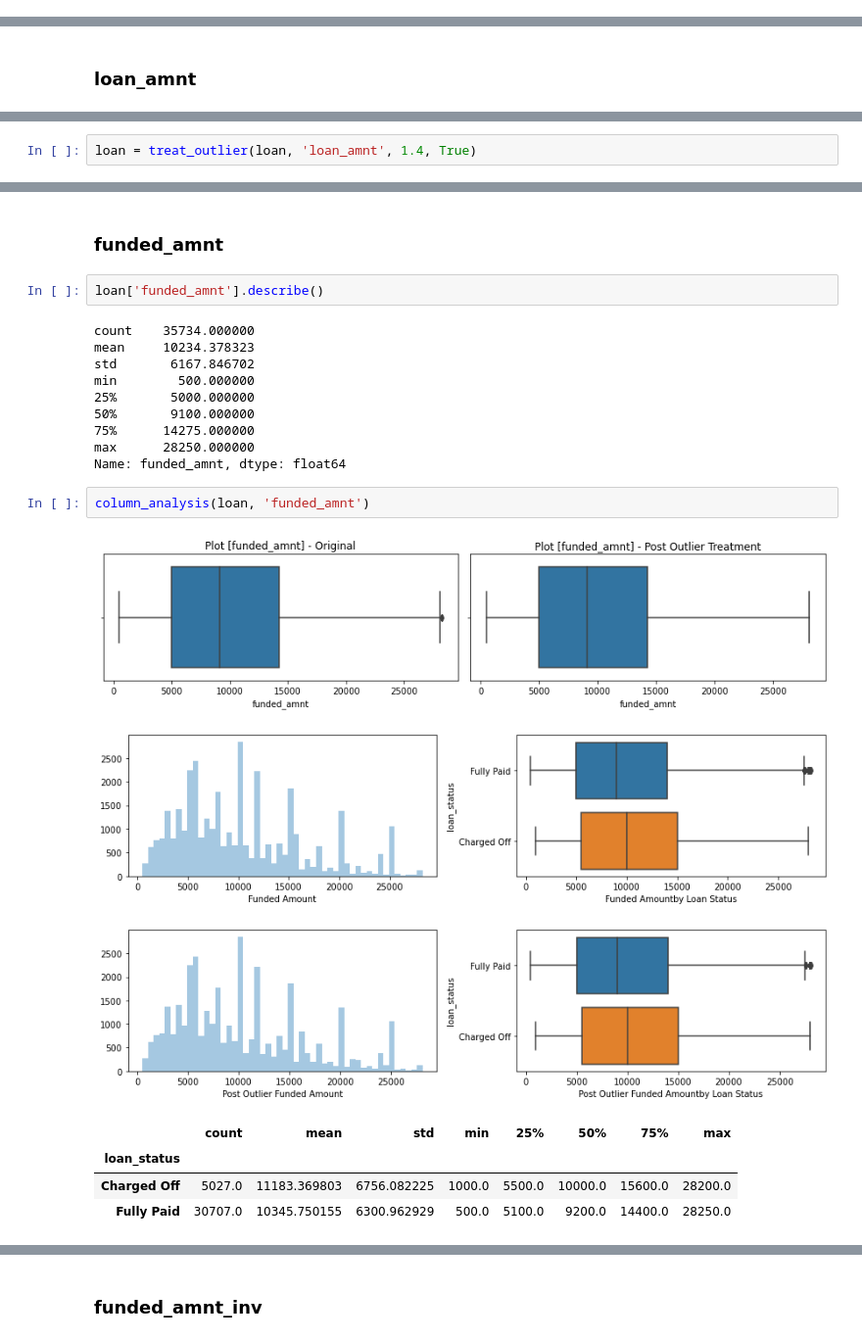
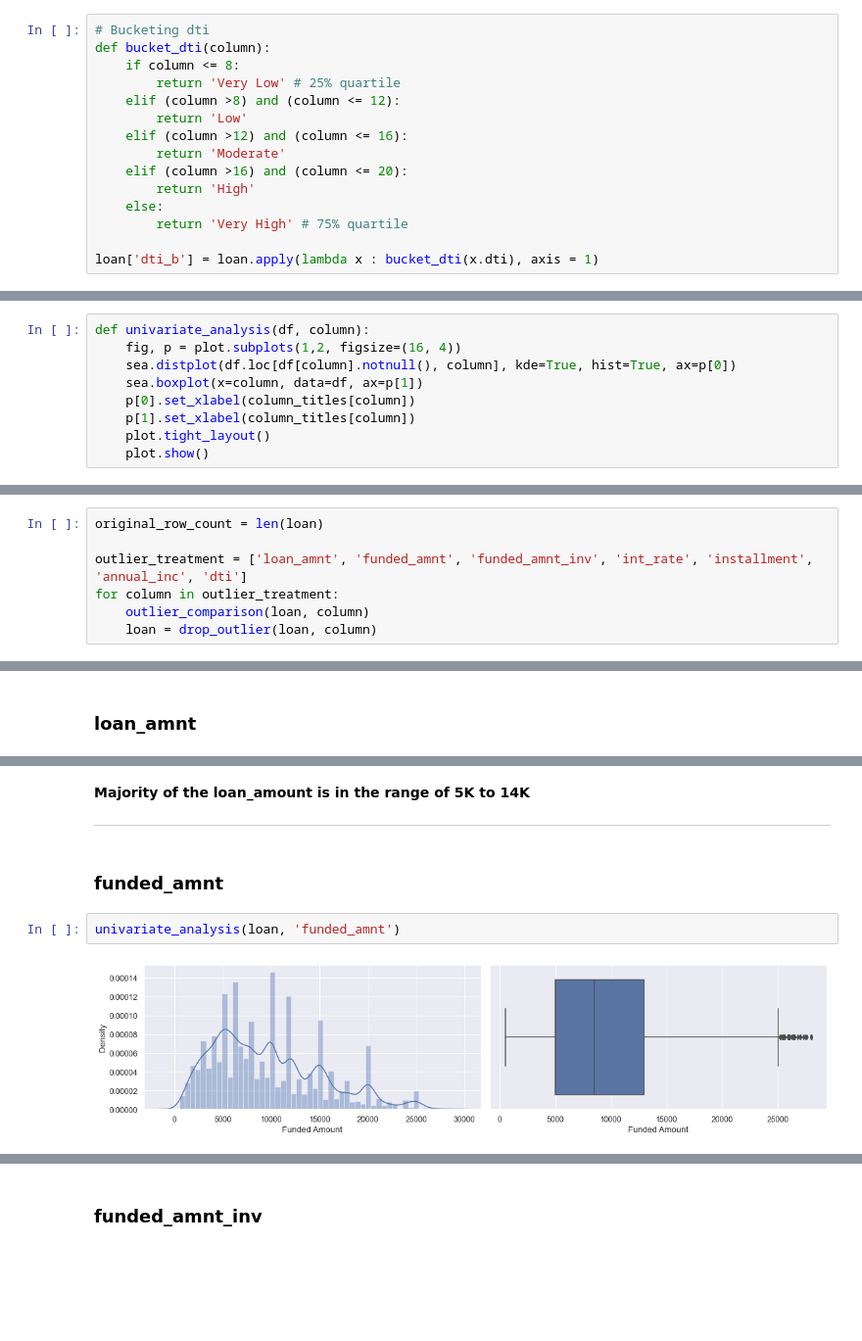
Before and after one commit to slahiri/LendingClubCaseStudy, a Jupyter notebook: Siddhartha_Lahiri.ipynb, the cells around one changed output, grey strips where cells are left out. Shown at 98% size. Saved outputs shown, nothing was run; the diff lists cells and outputs as text; blank space fills up the shorter version.

```diff
--- a/Siddhartha_Lahiri.ipynb
+++ b/Siddhartha_Lahiri.ipynb
@@ -512,0 +705,15 @@ Percentage of rows dropped =  4.48 %
+# %%
+# Bucketing dti
+def bucket_dti(column):
+    if column <= 8:
+        return 'Very Low' # 25% quartile
+    elif (column >8) and (column <= 12):
+        return 'Low'
+    elif (column >12) and (column <= 16):
+        return 'Moderate'
+    elif (column >16) and (column <= 20):
+        return 'High'
+    else:
+        return 'Very High' # 75% quartile
+
+loan['dti_b'] = loan.apply(lambda x : bucket_dti(x.dti), axis = 1)
@@ -567,0 +861,9 @@ dict[dict['Column Status'] == "Retained"]
+# %%
+def univariate_analysis(df, column):
+    fig, p = plot.subplots(1,2, figsize=(16, 4))
+    sea.distplot(df.loc[df[column].notnull(), column], kde=True, hist=True, ax=p[0])
+    sea.boxplot(x=column, data=df, ax=p[1])
+    p[0].set_xlabel(column_titles[column])
+    p[1].set_xlabel(column_titles[column])
+    plot.tight_layout()
+    plot.show()
@@ -668,0 +938,7 @@ def column_analysis(df, column, boundary=1.5, continuous=True):
+# %%
+original_row_count = len(loan)
+
+outlier_treatment = ['loan_amnt', 'funded_amnt', 'funded_amnt_inv', 'int_rate', 'installment', 'annual_inc', 'dti']
+for column in outlier_treatment:
+    outlier_comparison(loan, column)
+    loan = drop_outlier(loan, column)
@@ -698,2 +979,0 @@ column_analysis(loan, 'loan_amnt',1.4, True)
-# %%
-loan = treat_outlier(loan, 'loan_amnt', 1.4, True)
@@ -703,24 +984,9 @@ Percentage rows dropped:  3.02 %
+# %% [markdown]
+**Majority of the loan_amount is in the range of 5K to 14K**
+***
 # %% [markdown]
 ### funded_amnt
-# %%
-loan['funded_amnt'].describe()
-# %% [output]
-count    35734.000000
-mean     10234.378323
-std       6167.846702
-min        500.000000
-25%       5000.000000
-50%       9100.000000
-75%      14275.000000
-max      28250.000000
-Name: funded_amnt, dtype: float64
 # %%
-column_analysis(loan, 'funded_amnt')
+univariate_analysis(loan, 'funded_amnt')
 # %% [output]
-[figure, old version]
+[figure, new version]
-[figure, removed]
-[figure, removed]
-|  | count | mean | std | min | 25% | 50% | 75% | max |
-| loan_status |  |  |  |  |  |  |  |  |
-| Charged Off | 5027.0 | 11183.369803 | 6756.082225 | 1000.0 | 5500.0 | 10000.0 | 15600.0 | 28200.0 |
-| Fully Paid | 30707.0 | 10345.750155 | 6300.962929 | 500.0 | 5100.0 | 9200.0 | 14400.0 | 28250.0 |
```
Also changed, not shown: parts of 223 cells of this notebook.
